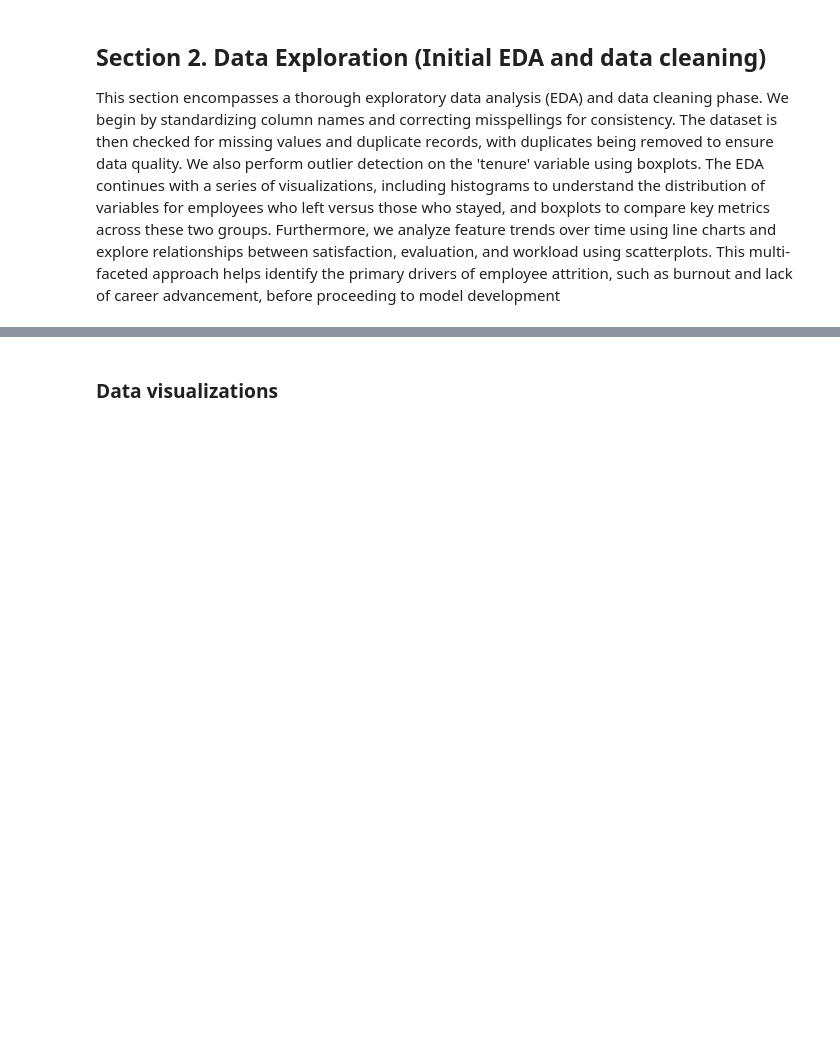
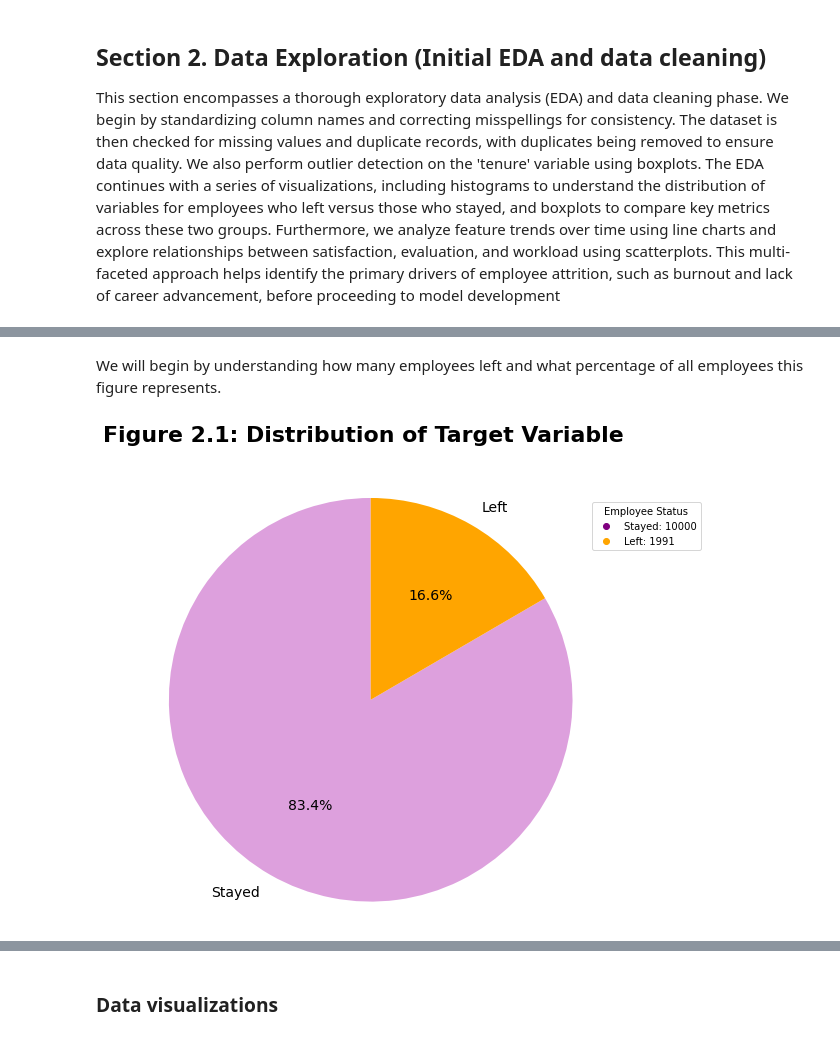
Before and after one commit to snaveerafrizvi/Employee_Attrition_ML, a Jupyter notebook: Salifort_Motors_Employee_Attrition.ipynb, the cells around one changed output, grey strips where cells are left out. Cells and saved outputs as stored; diff of their text form; code cells hidden in the pictures; blank space fills up the shorter version.

```diff
--- a/Salifort_Motors_Employee_Attrition.ipynb
+++ b/Salifort_Motors_Employee_Attrition.ipynb
@@ -351,0 +344,22 @@ Name: left, dtype: float64
+# %% [markdown]
+We will begin by understanding how many employees left and what percentage of all employees this figure represents.
+# %%
+#plot a piechart to visualize the distribution of the target variable `left`
+labels = ["Stayed", "Left"]
+counts= df["left"].value_counts()
+percentages= df["left"].value_counts(normalize=True)
+
+
+fig, axes = plt.subplots(figsize=(8,8))
+axes.pie(counts, labels=labels, autopct='%1.1f%%', colors=['plum', 'orange'], startangle=90,textprops={'fontsize': 14})
+fig.suptitle("Figure 2.1: Distribution of Target Variable",fontsize=22,fontweight='bold')
+axes.axis('equal')  # Equal aspect ratio ensures that pie chart is circular.
+plt.show()
+
+#add legend with counts
+legend_labels = [f"{label}: {count}" for label, count in zip(labels, counts)]
+legend_handles = [mlines.Line2D([], [], color=color, marker='o', linestyle='None') for color in ['purple', 'orange']]
+plt.legend(legend_handles, legend_labels, title="Employee Status", loc="center right", bbox_to_anchor=(1.25, 0.9))
+plt.show()
+# %% [output]
+[figure, added]
```
Also changed, not shown: parts of 65 cells of this notebook.
